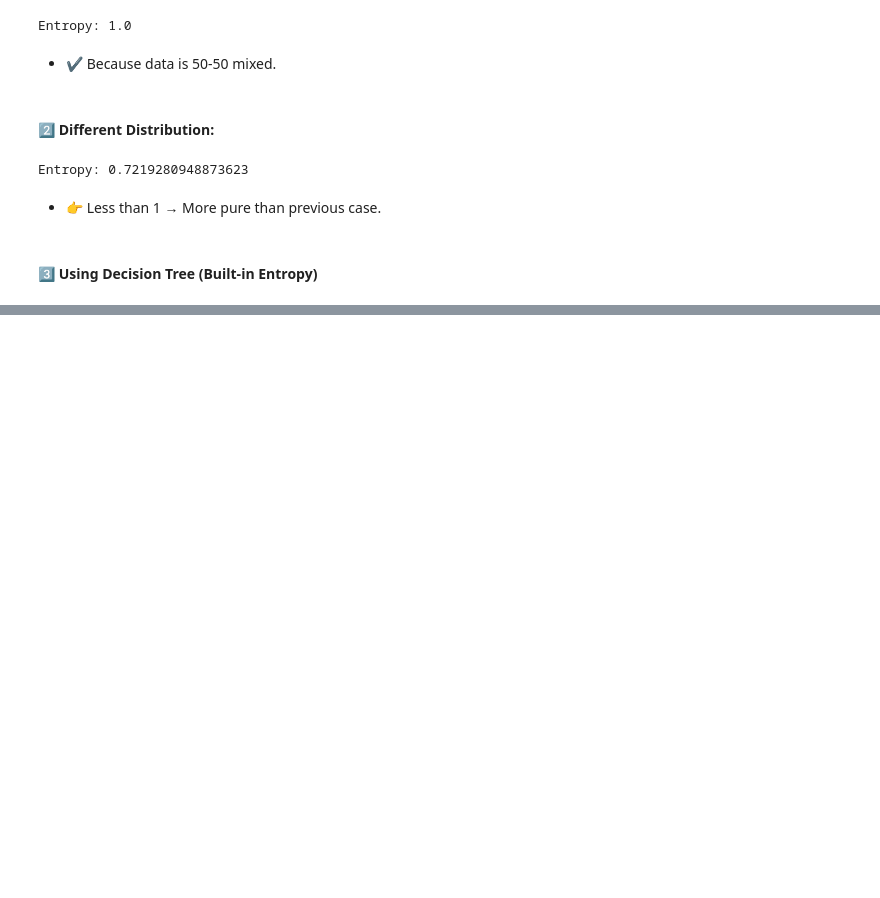
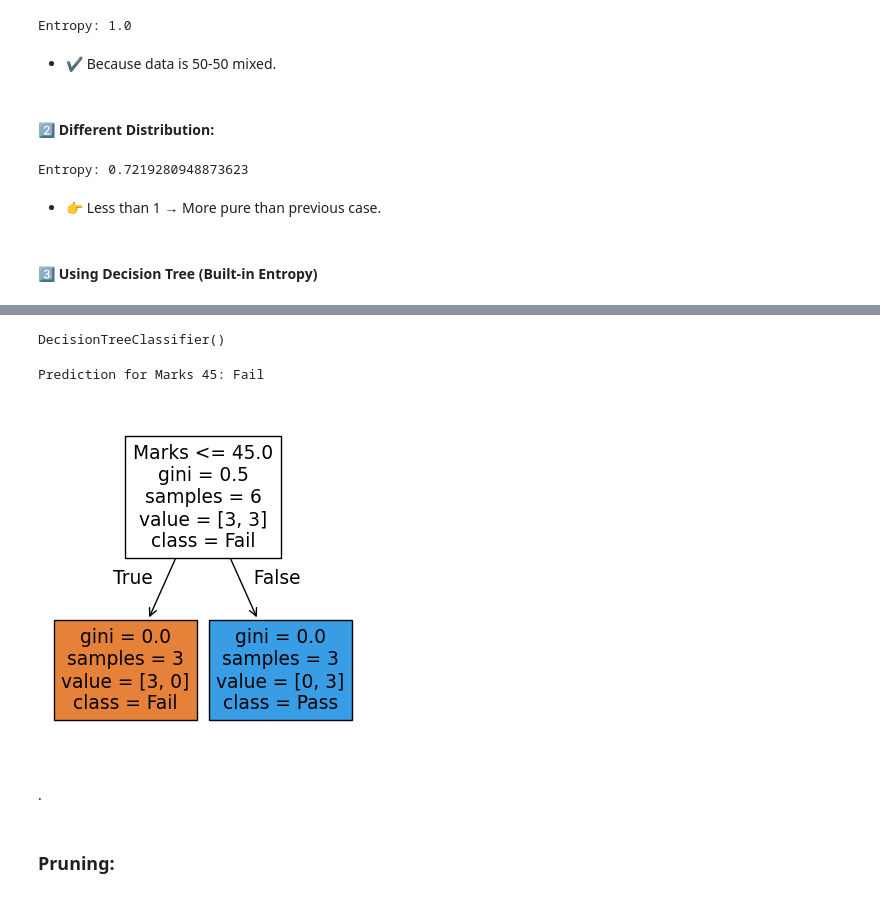
Before and after one commit to VaishnaviJadhav350/intern, a Jupyter notebook: machine learning/Decision Tree.ipynb, the cells around one changed output, grey strips where cells are left out. Cells and saved outputs as stored; diff of their text form; code cells hidden in the pictures; blank space fills up the shorter version.

Commit message:
Pruning, gini index

```diff
--- a/machine learning/Decision Tree.ipynb
+++ b/machine learning/Decision Tree.ipynb
@@ -214,0 +261,9 @@ print("Model trained using Entropy criterion")
+# %%
+# Step 1: Create Dataset
+data = {
+    'Marks': [35, 40, 50, 60, 70, 30],
+    'Result': [0, 0, 1, 1, 1, 0]   # 0 = Fail, 1 = Pass
+}
+
+df = pd.DataFrame(data)
+df
@@ -214,0 +278,7 @@ print("Model trained using Entropy criterion")
+# %%
+# Step 2: Separate Features and Target
+X = df[['Marks']]
+y = df['Result']
+
+X
+y
@@ -214,0 +293,26 @@ print("Model trained using Entropy criterion")
+# %%
+# Step 3: Create Decision Tree using Gini
+model = DecisionTreeClassifier(criterion='gini')
+# %%
+# Step 4: Train Model
+model.fit(X, y)
+# %% [output]
+DecisionTreeClassifier()
+# %%
+# Step 5: Make Prediction
+prediction = model.predict([[45]])
+
+print("Prediction for Marks 45:", "Pass" if prediction[0] == 1 else "Fail")
+# %% [output]
+Prediction for Marks 45: Fail
+# %%
+# Step 6: Visualize Tree
+plt.figure(figsize=(4,4.5))
+plot_tree(model, feature_names=['Marks'], class_names=['Fail','Pass'], filled=True)
+plt.show()
+# %% [output]
+[figure, added]
+# %% [markdown]
+.
+# %% [markdown]
+### Pruning:
```
Also changed, not shown: parts of 18 cells of this notebook, 1 other file.
